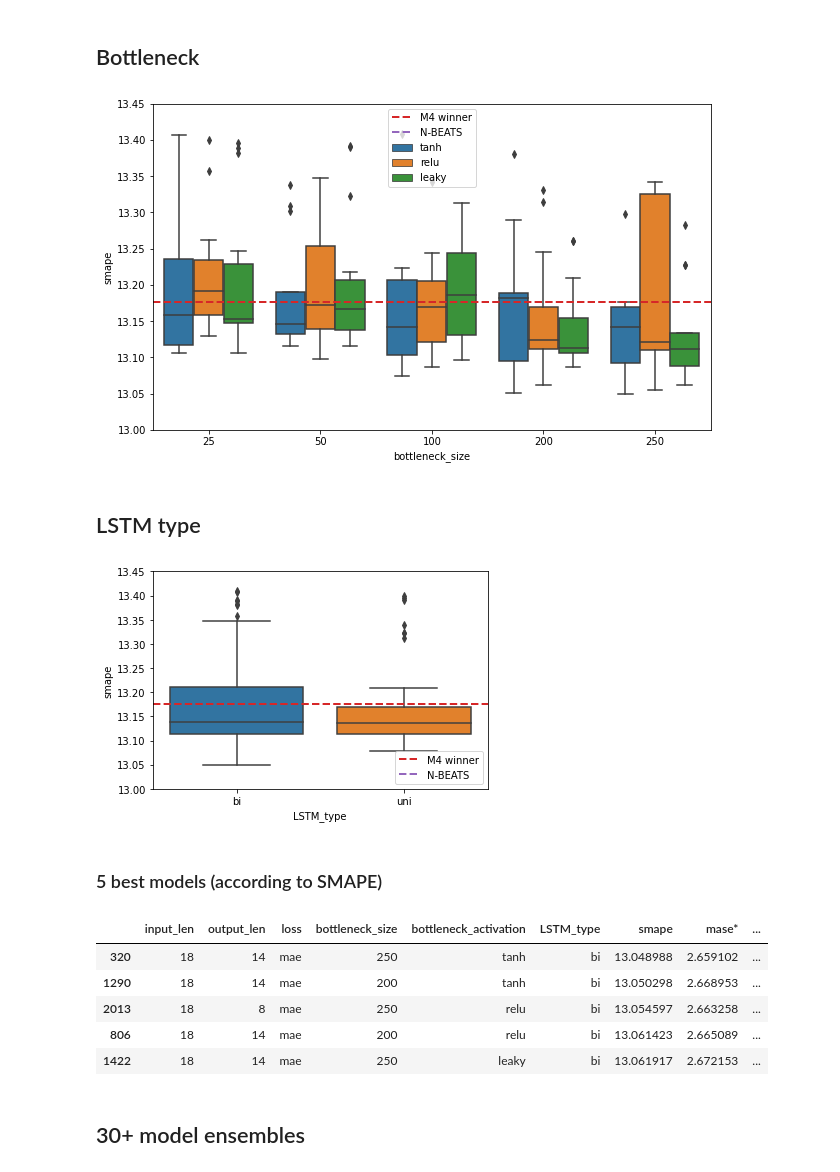
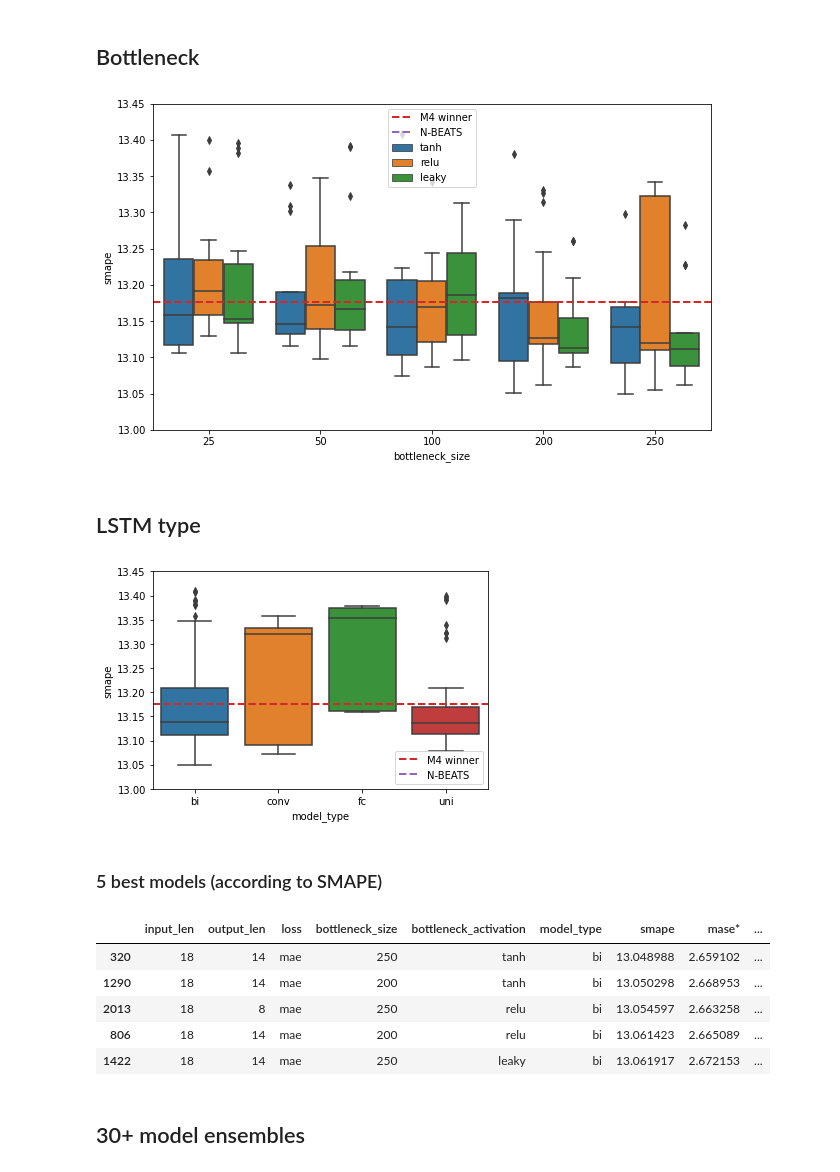
Before and after one commit to djib2011/forecasting, a Jupyter notebook: analysis/explore_results_ensemble.ipynb, the cells around one changed output. Saved outputs shown, nothing was run; the diff lists cells and outputs as text; code cells hidden in the pictures.

Commit message:
Added support for more model types (i.e. FC, conv).

```diff
--- a/analysis/explore_results_ensemble.ipynb
+++ b/analysis/explore_results_ensemble.ipynb
@@ -5,7 +5,8 @@ import matplotlib.pyplot as plt
 import seaborn as sns
 %matplotlib inline
 # %%
-df_full = pd.read_csv('../reports/result_df2.csv')
+df_full = pd.read_csv('../reports/result_df.csv')
+df_full['name'] = ['_'.join([str(x) for x in df_full.iloc[i].drop(['num', 'smape', 'mase*'])]) for i in range(len(df_full))]
 print(df_full.shape)
 df = df_full[df_full['num'].isna()].dropna(axis=1)
 df = df[df['loss'] != 'mse']
@@ -39,5 +40,3 @@ def keep_duplicates(df, column):
     return pd.concat(results)
 # %% [markdown]
 ## Comparison of all models
-# %%
-df['name'] = ['_'.join([str(x) for x in df.iloc[i].drop(['smape', 'mase*'])]) for i in range(len(df))]
@@ -90,23 +94,23 @@ sns.boxplot(x='bottleneck_size', y='smape', data=df4, hue='bottleneck_activation
 plt.ylim([13, 13.45])
 add_benchmarks()
 # %% [output]
-[figure, old version]
+[figure, new version]
 # %% [markdown]
 ## LSTM type
 # %%
-df5 = keep_duplicates(df.drop('name', axis=1), 'LSTM_type')
+df5 = keep_duplicates(df.drop('name', axis=1), 'model_type')
 
-sns.boxplot(x='LSTM_type', y='smape', data=df5)
+sns.boxplot(x='model_type', y='smape', data=df5)
 plt.ylim([13, 13.45])
 add_benchmarks()
 # %% [output]
-[figure, old version]
+[figure, new version]
 # %% [markdown]
 ### 5 best models (according to SMAPE)
 # %%
 df.sort_values('smape').head(5)
 # %% [output]
-|  | input_len | output_len | loss | bottleneck_size | bottleneck_activation | LSTM_type | smape | mase* | ... |
+|  | input_len | output_len | loss | bottleneck_size | bottleneck_activation | model_type | smape | mase* | ... |
 | 320 | 18 | 14 | mae | 250 | tanh | bi | 13.048988 | 2.659102 | ... |
 | 1290 | 18 | 14 | mae | 200 | tanh | bi | 13.050298 | 2.668953 | ... |
 | 2013 | 18 | 8 | mae | 250 | relu | bi | 13.054597 | 2.663258 | ... |
```
Also changed, not shown: parts of 18 cells of this notebook, 2 other files.
